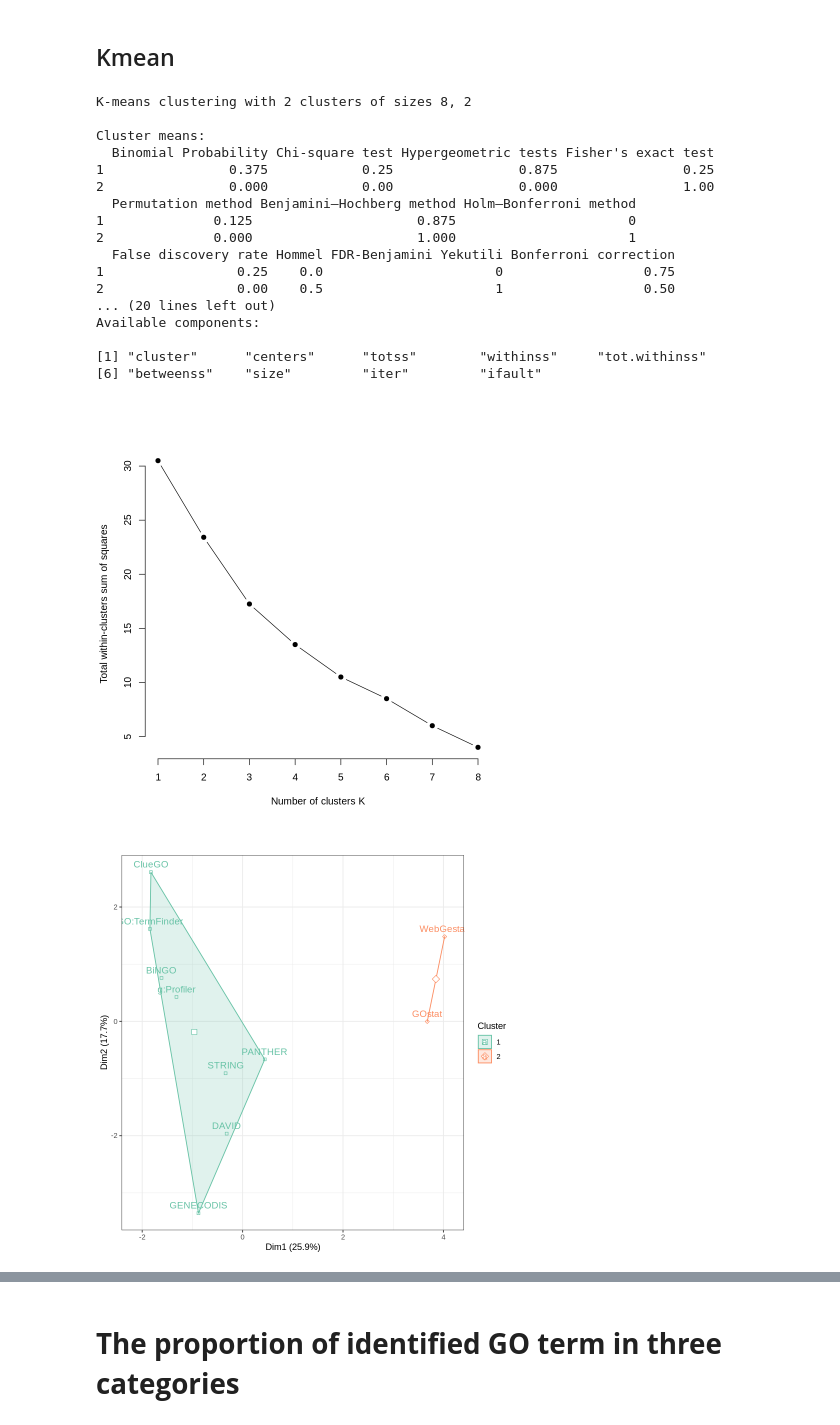
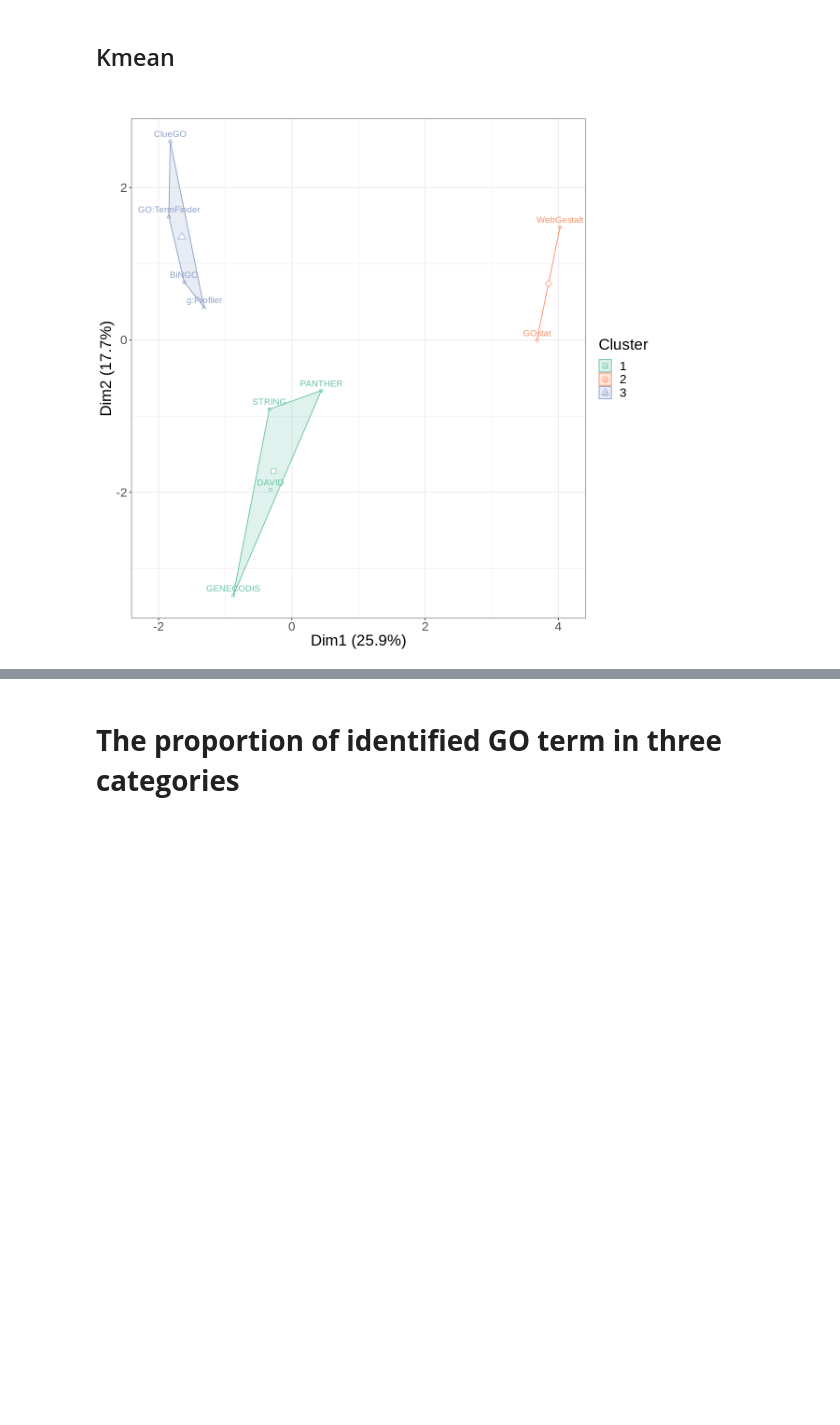
Before and after one commit to kittisaktaoma/GO-tools-comparsion, a Jupyter notebook: GO_tools_Comparison.ipynb, the cells around one changed output, grey strips where cells are left out. Cells and saved outputs as stored; diff of their text form; code cells hidden in the pictures; blank space fills up the shorter version.

```diff
--- a/GO_tools_Comparison.ipynb
+++ b/GO_tools_Comparison.ipynb
@@ -37,57 +90,40 @@ options(repr.plot.width=12, repr.plot.height=8)
 
 kdf <-  fread("https://raw.githubusercontent.com/kittisaktaoma/GO-tools-comparsion/master/res/Tools_Properties_Binary.csv") %>% as.data.frame()
 df.01 <- kdf[,-1]
 rownames(df.01) <- kdf[,1]
 
 
 res.pca <- prcomp(df.01)
 ind.coord <- res.pca$x
 df <- ind.coord %>% as.data.frame()
 
 # function to compute total within-cluster sum of square
 wss <- function(k) {
   kmeans(df, k, nstart = 2 )$tot.withinss
 }
 
 # Compute and plot wss for k = 1 to k = 15
 k.values <- 1:8
 
 # extract wss for 2-15 clusters
 wss_values <- map_dbl(k.values, wss)
 
-plot(k.values, wss_values,
-     type="b", pch = 19, frame = FALSE,
-     xlab="Number of clusters K",
-     ylab="Total within-clusters sum of squares")
+#plot(k.values, wss_values,
+#     type="b", pch = 19, frame = FALSE,
+#    xlab="Number of clusters K",
+#    ylab="Total within-clusters sum of squares")
 
 
-final <- kmeans(df.01, 2, nstart = 2)
-print(final)
-
+final <- kmeans(df.01, 3, nstart = 2)
+# Make plots wider
+options(repr.plot.width=10, repr.plot.height=10)
 fviz_cluster(final, data = df.01) +
   theme_bw() +
   xlim(-2.1,4.1)  +
   scale_color_brewer('Cluster', palette='Set2') +
   scale_fill_brewer('Cluster', palette='Set2') +
   scale_shape_manual('Cluster', values=c(22,23,24)) +
-  ggtitle(label='')
+  ggtitle(label='')+
+  theme(text = element_text(size=20))
 # %% [output]
-K-means clustering with 2 clusters of sizes 8, 2
-
-Cluster means:
-  Binomial Probability Chi-square test Hypergeometric tests Fisher's exact test
-1                0.375            0.25                0.875                0.25
-2                0.000            0.00                0.000                1.00
-  Permutation method Benjamini–Hochberg method Holm–Bonferroni method
-1              0.125                     0.875                      0
-2              0.000                     1.000                      1
-  False discovery rate Hommel FDR-Benjamini Yekutili Bonferroni correction
-1                 0.25    0.0                      0                  0.75
-2                 0.00    0.5                      1                  0.50
-... (20 lines left out)
-Available components:
-
-[1] "cluster"      "centers"      "totss"        "withinss"     "tot.withinss"
-[6] "betweenss"    "size"         "iter"         "ifault"
-[figure, old version]
+[figure, new version]
-[figure, removed]
```
Also changed, not shown: parts of 24 cells of this notebook.
